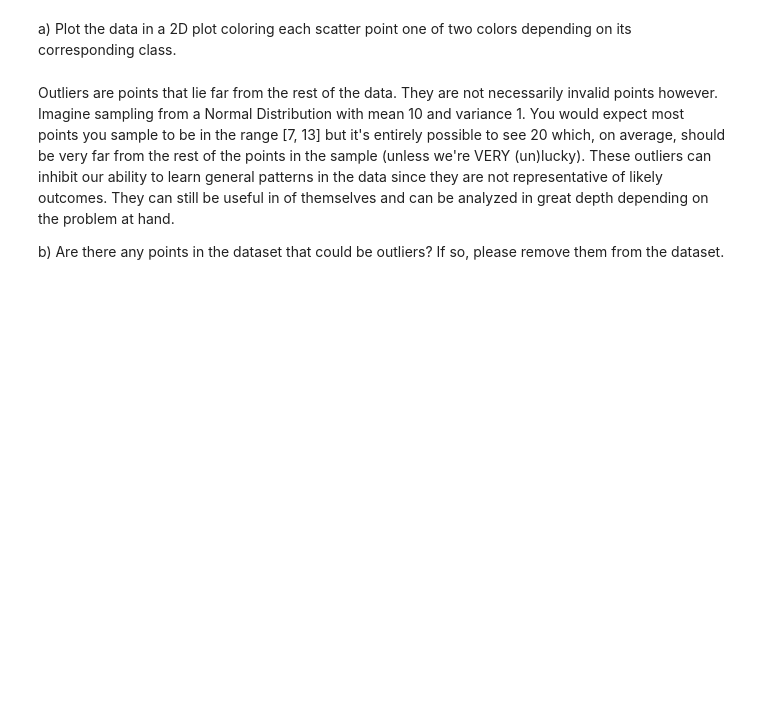
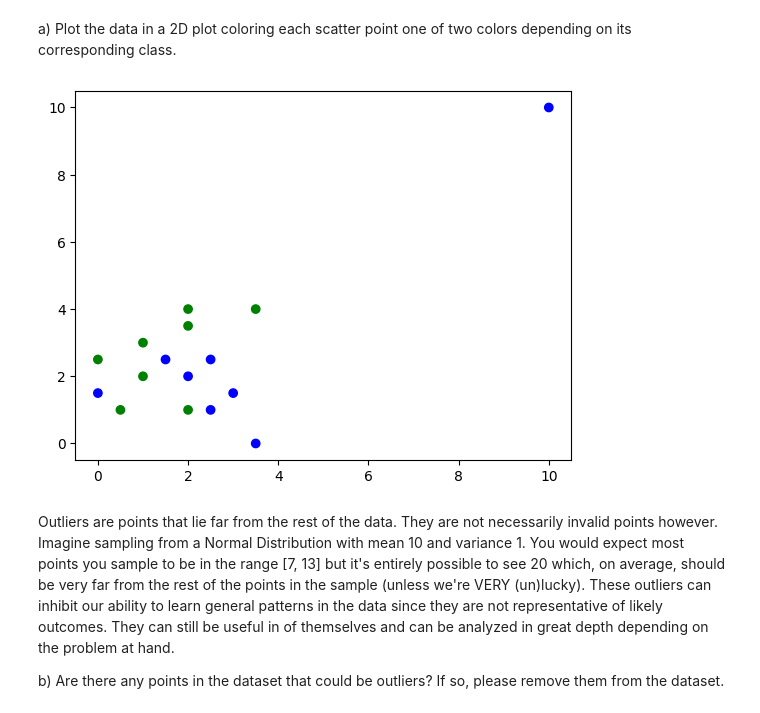
Before and after one commit to diavillalpando/CS506_Worksheets, a Jupyter notebook: worksheet_12.ipynb, the cells around one changed output. Saved outputs shown, nothing was run; the diff lists cells and outputs as text; code cells hidden in the pictures; blank space fills up the shorter version.

```diff
--- a/worksheet_12.ipynb
+++ b/worksheet_12.ipynb
@@ -34,15 +44,17 @@ import matplotlib.pyplot as plt
 
 data = {
     "Attribute A" : [3.5, 0, 1, 2.5, 2, 1.5, 2, 3.5, 1, 3, 2, 2, 2.5, 0.5, 0., 10],
-    "Attribute B" : [4, 1.5, 2, 1, 3.5, 2.5, 1, 0, 3, 1.5, 4, 2, 2.5, 0.5, 2.5, 10],
+    "Attribute B" : [4, 1.5, 2, 1, 3.5, 2.5, 1, 0, 3, 1.5, 4, 2, 2.5, 1, 2.5, 10],
     "Class" : [1, 0, 1, 0, 1, 0, 1, 0, 1, 0, 1, 0, 0, 1, 1, 0],
 }
 # %% [markdown]
 a) Plot the data in a 2D plot coloring each scatter point one of two colors depending on its corresponding class.
 # %%
 colors = np.array([x for x in 'bgrcmyk'])
-plt.scatter(..., color=colors[data["Class"]].tolist())
+plt.scatter(x=data['Attribute A'],y=data['Attribute B'], color=colors[data["Class"]].tolist())
 plt.show()
+# %% [output]
+[figure, added]
 # %% [markdown]
 Outliers are points that lie far from the rest of the data. They are not necessarily invalid points however. Imagine sampling from a Normal Distribution with mean 10 and variance 1. You would expect most points you sample to be in the range [7, 13] but it's entirely possible to see 20 which, on average, should be very far from the rest of the points in the sample (unless we're VERY (un)lucky). These outliers can inhibit our ability to learn general patterns in the data since they are not representative of likely outcomes. They can still be useful in of themselves and can be analyzed in great depth depending on the problem at hand.
 
```
Also changed, not shown: parts of 11 cells of this notebook.
